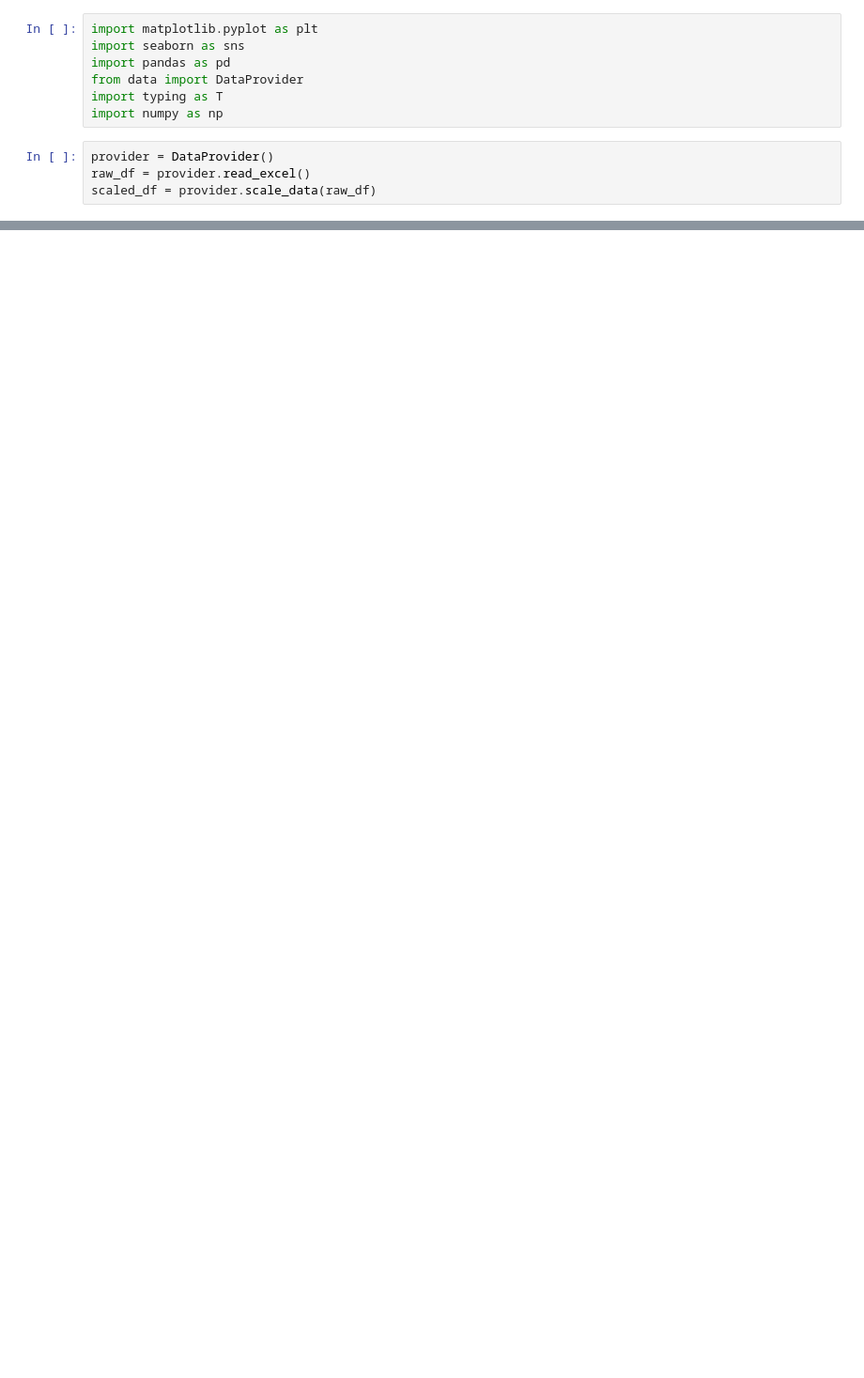
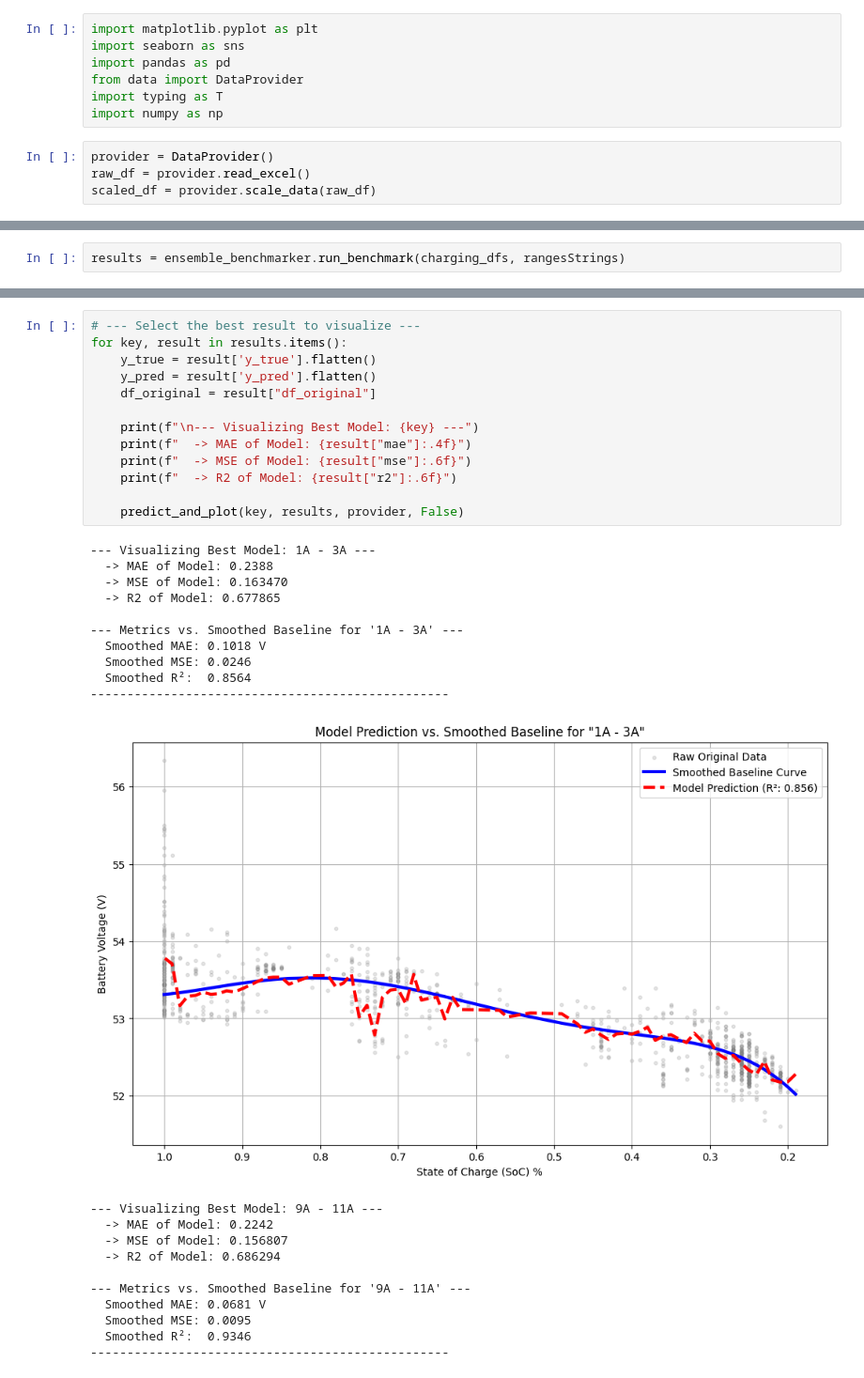
Before and after one commit to dimaherez/battery-model-ann, a Jupyter notebook: xgboost.ipynb, the cells around one changed output, grey strips where cells are left out. Shown at 94% size. Cells and saved outputs as stored; diff of their text form; blank space fills up the shorter version.

```diff
--- a/xgboost.ipynb
+++ b/xgboost.ipynb
@@ -80,0 +102,2 @@ for key, result in results.items():
+# %%
+results = ensemble_benchmarker.run_benchmark(charging_dfs, rangesStrings)
@@ -80,0 +116,35 @@ for key, result in results.items():
+# %%
+# --- Select the best result to visualize ---
+for key, result in results.items():
+    y_true = result['y_true'].flatten()
+    y_pred = result['y_pred'].flatten()
+    df_original = result["df_original"]
+
+    print(f"\n--- Visualizing Best Model: {key} ---")
+    print(f"  -> MAE of Model: {result["mae"]:.4f}")
+    print(f"  -> MSE of Model: {result["mse"]:.6f}")
+    print(f"  -> R2 of Model: {result["r2"]:.6f}")
+
+    predict_and_plot(key, results, provider, False)
+# %% [output]
+--- Visualizing Best Model: 1A - 3A ---
+  -> MAE of Model: 0.2388
+  -> MSE of Model: 0.163470
+  -> R2 of Model: 0.677865
+
+--- Metrics vs. Smoothed Baseline for '1A - 3A' ---
+  Smoothed MAE: 0.1018 V
+  Smoothed MSE: 0.0246
+  Smoothed R²:  0.8564
+-------------------------------------------------
+[figure, added]
+--- Visualizing Best Model: 9A - 11A ---
+  -> MAE of Model: 0.2242
+  -> MSE of Model: 0.156807
+  -> R2 of Model: 0.686294
+
+--- Metrics vs. Smoothed Baseline for '9A - 11A' ---
+  Smoothed MAE: 0.0681 V
+  Smoothed MSE: 0.0095
+  Smoothed R²:  0.9346
+-------------------------------------------------
```
Also changed, not shown: parts of 5 cells of this notebook, 6 other files.
